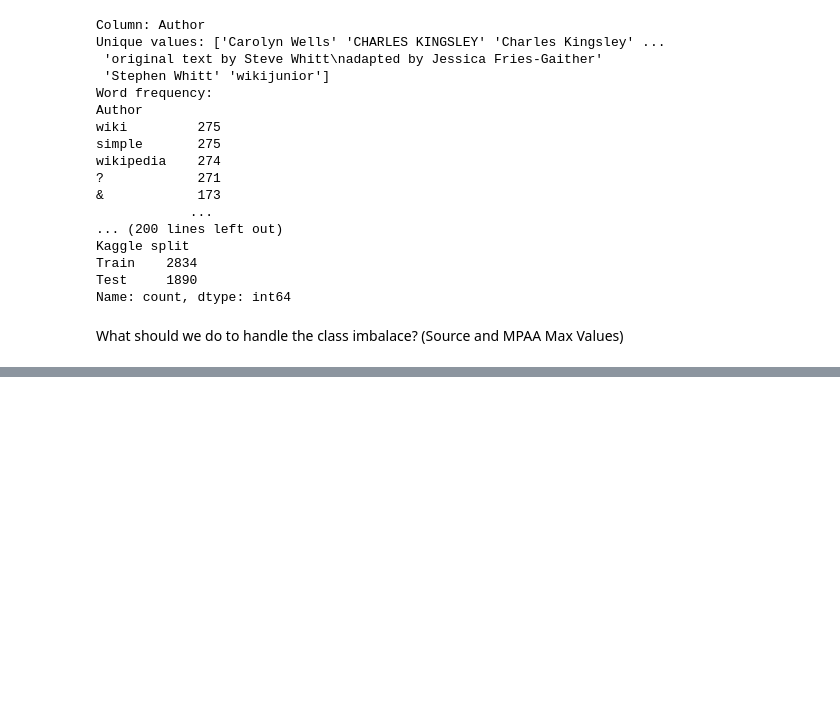
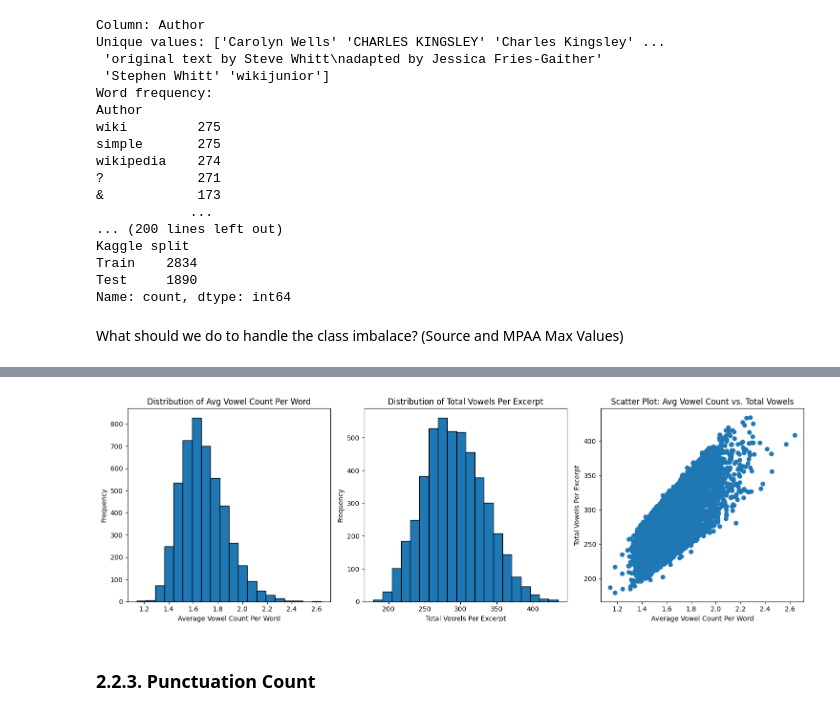
Before and after one commit to ChristineSi/neuroCraft, a Jupyter notebook: notebooks/NotebookPatricia.ipynb, the cells around one changed output, grey strips where cells are left out. Drawn from its saved outputs; the diff is of its cells as text; code cells hidden in the pictures; blank space fills up the shorter version.

```diff
--- a/notebooks/NotebookPatricia.ipynb
+++ b/notebooks/NotebookPatricia.ipynb
@@ -229,0 +368,10 @@ import spacy  # For syntactic analysis
+# %%
+def count_vowels(word):
+    vowels = set("AEIOUaeiou")
+    return sum(1 for char in word if char in vowels)
+
+# New columns:
+df['Avg Vowel Count Per Word'] = df['Excerpt'].apply(lambda x: np.mean([count_vowels(word) for word in x.split()]) if x else 0)
+df['Total Vowels Per Excerpt'] = df['Excerpt'].apply(lambda x: sum(count_vowels(word) for word in x.split()) if x else 0)
+result_columns = df[['Avg Vowel Count Per Word', 'Total Vowels Per Excerpt']]
+print(result_columns)
@@ -229,0 +393,28 @@ import spacy  # For syntactic analysis
+# %%
+fig, axes = plt.subplots(1, 3, figsize=(15, 5))
+
+# Plot 1: Distribution of Average Vowel Count Per Word
+axes[0].hist(df['Avg Vowel Count Per Word'], bins=20, edgecolor='black')
+axes[0].set_xlabel('Average Vowel Count Per Word')
+axes[0].set_ylabel('Frequency')
+axes[0].set_title('Distribution of Avg Vowel Count Per Word')
+
+# Plot 2: Distribution of Total Vowels Per Excerpt
+axes[1].hist(df['Total Vowels Per Excerpt'], bins=20, edgecolor='black')
+axes[1].set_xlabel('Total Vowels Per Excerpt')
+axes[1].set_ylabel('Frequency')
+axes[1].set_title('Distribution of Total Vowels Per Excerpt')
+
+# Plot 3: Scatter Plot: Avg Vowel Count Per Word vs. Total Vowels Per Excerpt
+axes[2].scatter(df['Avg Vowel Count Per Word'], df['Total Vowels Per Excerpt'])
+axes[2].set_xlabel('Average Vowel Count Per Word')
+axes[2].set_ylabel('Total Vowels Per Excerpt')
+axes[2].set_title('Scatter Plot: Avg Vowel Count vs. Total Vowels')
+
+# Adjust layout to prevent overlapping
+plt.tight_layout()
+plt.show()
+# %% [output]
+[figure, added]
+# %% [markdown]
+### 2.2.3. Punctuation Count
```
Also changed, not shown: parts of 78 cells of this notebook.
